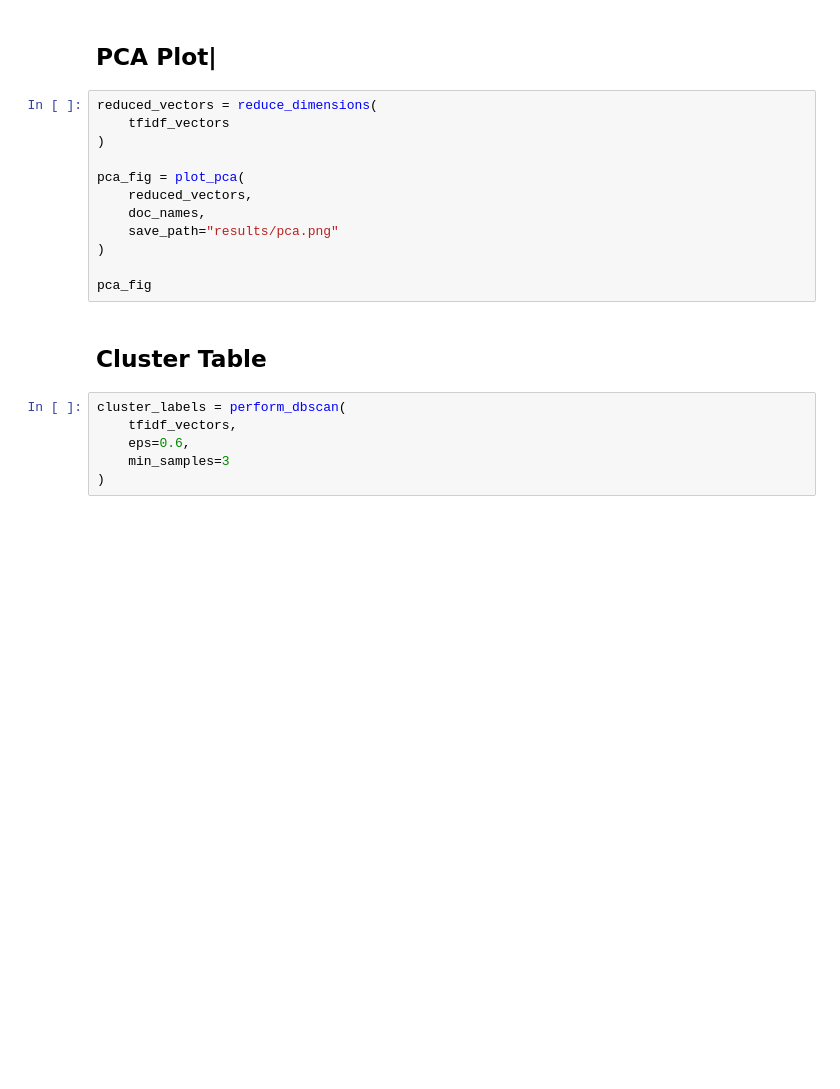
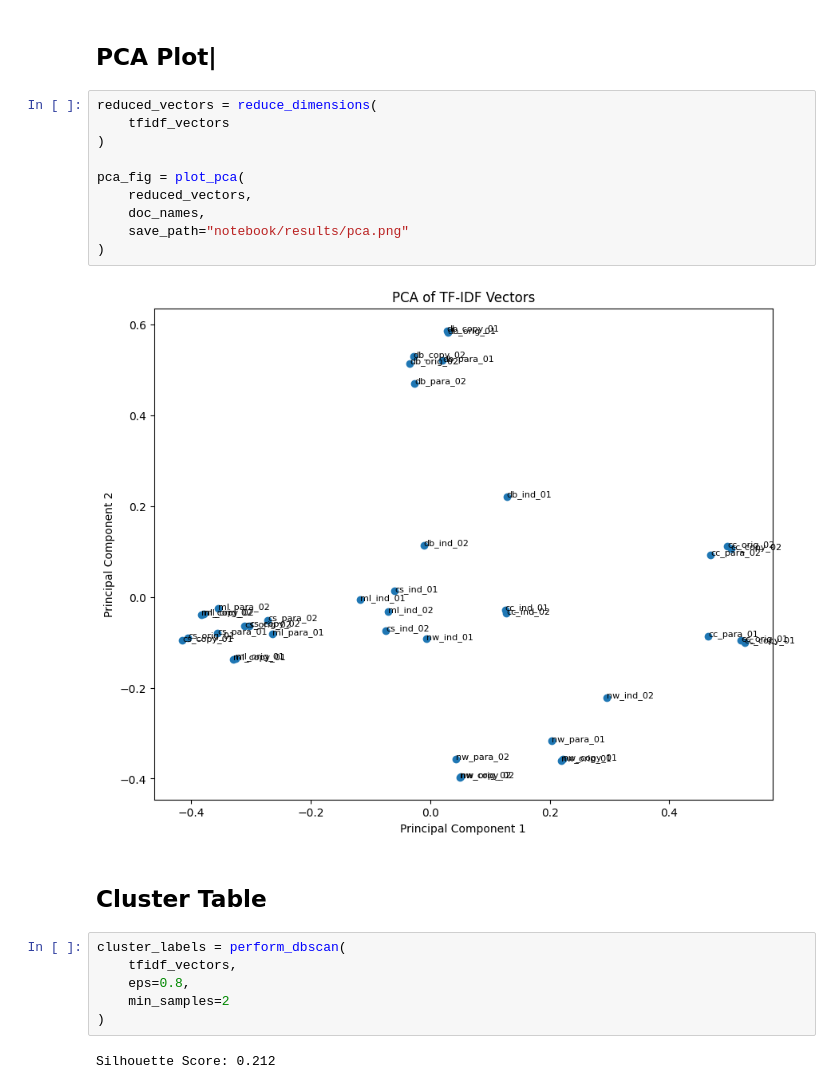
Before and after one commit to mirha55an/AssignGuard, a Jupyter notebook: notebook/notebook.ipynb, the cells around one changed output. Drawn from its saved outputs; the diff is of its cells as text; blank space fills up the shorter version.

```diff
--- a/notebook/notebook.ipynb
+++ b/notebook/notebook.ipynb
@@ -98,23 +142,25 @@ heatmap_fig
 # %%
 reduced_vectors = reduce_dimensions(
     tfidf_vectors
 )
 
 pca_fig = plot_pca(
     reduced_vectors,
     doc_names,
-    save_path="results/pca.png"
+    save_path="notebook/results/pca.png"
 )
-
-pca_fig
+# %% [output]
+[figure, added]
 # %% [markdown]
 ## Cluster Table
 # %%
 cluster_labels = perform_dbscan(
     tfidf_vectors,
-    eps=0.6,
-    min_samples=3
+    eps=0.8,
+    min_samples=2
 )
+# %% [output]
+Silhouette Score: 0.212
 # %%
 cluster_fig = plot_clusters(
     reduced_vectors,
```
Also changed, not shown: parts of 12 cells of this notebook, 5 other files.
